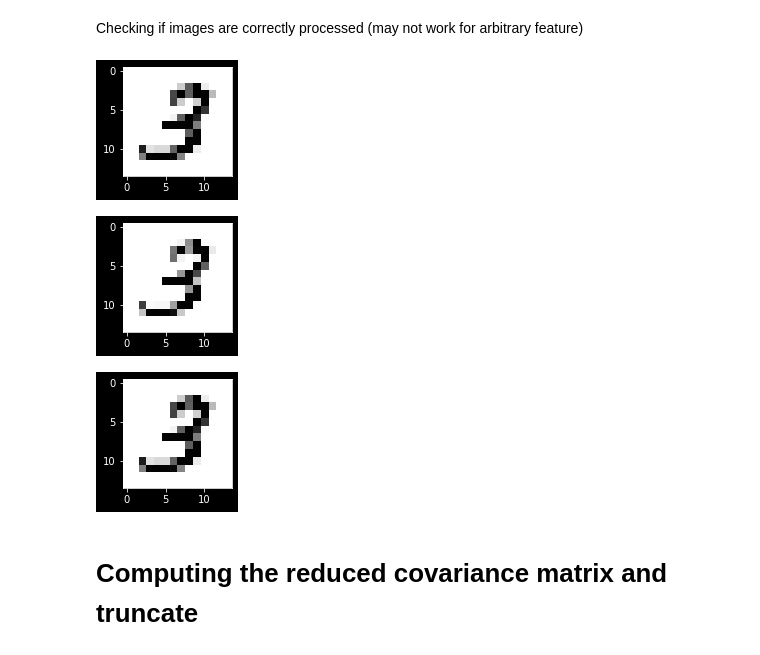
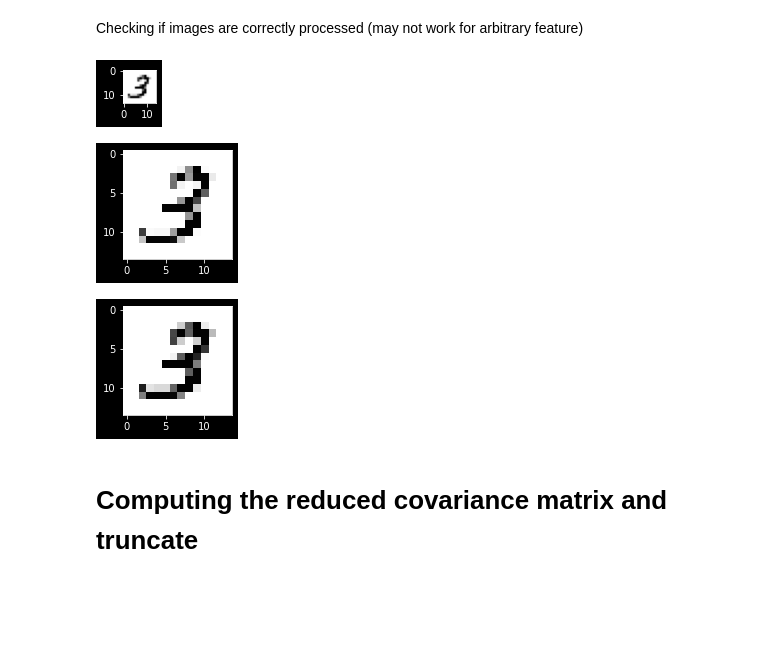
Before and after one commit to jordansauce/tensor-networks-algos, a Jupyter notebook: stoudenmire2018learning/notebook.ipynb, the cells around one changed output. Saved outputs shown, nothing was run; the diff lists cells and outputs as text; code cells hidden in the pictures; blank space fills up the shorter version.

```diff
--- a/stoudenmire2018learning/notebook.ipynb
+++ b/stoudenmire2018learning/notebook.ipynb
@@ -190,11 +189,12 @@ checking the normalization on a random sample of features and images
 Checking if images are correctly processed (may not work for arbitrary feature)
 # %%
 img = Phi[:,:,157]   # each image is a (1,x,x^2) represenattion
+plt.subplot(1, 3, 1)
 show_digit(img[1,:]) # image asfter the first feature map (x, i.e. same image)
 show_digit(img[2,:]) # same image asfter the second feature map (x^2)
 show_digit(data['train']['images'][157])
 # %% [output]
-[figure, old version]
+[figure, new version]
 [figure]
 [figure]
 # %% [markdown]
```
Also changed, not shown: parts of 15 cells of this notebook.
